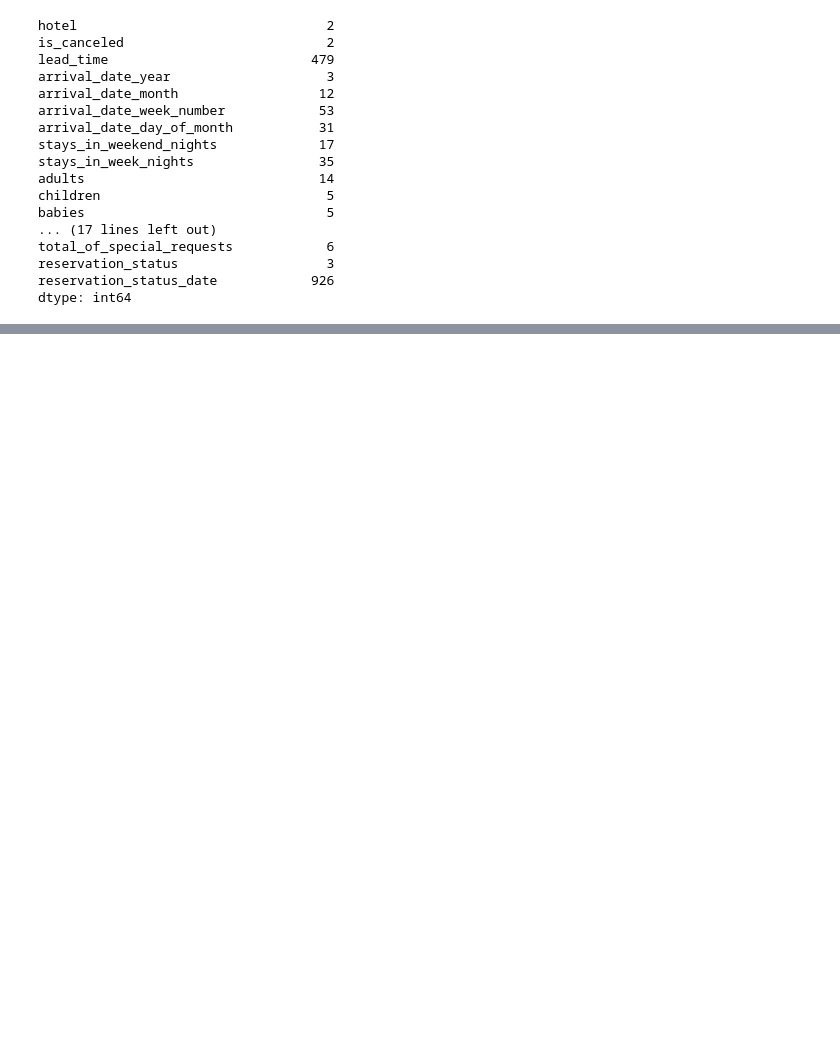
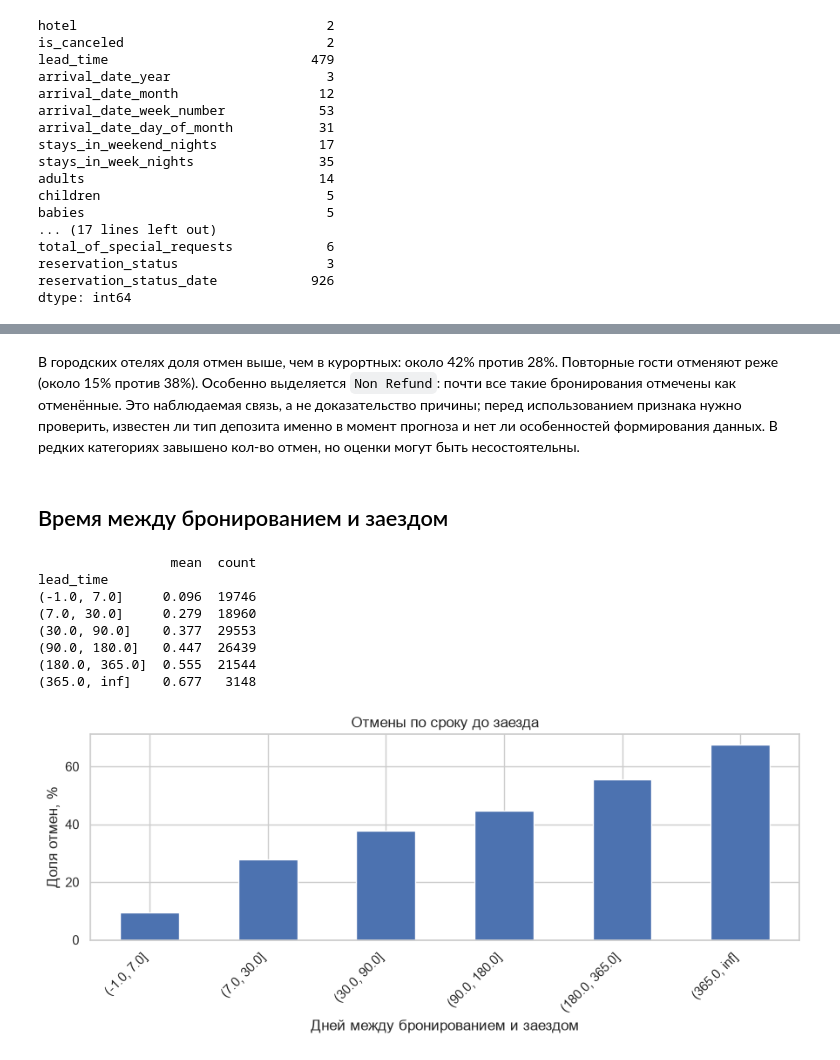
Before and after one commit to TheReverberation/itmo_ml_for_science_course, a Jupyter notebook: hw1/eda.ipynb, the cells around one changed output, grey strips where cells are left out. Drawn from its saved outputs; the diff is of its cells as text; code cells hidden in the pictures; blank space fills up the shorter version.

```diff
--- a/hw1/eda.ipynb
+++ b/hw1/eda.ipynb
@@ -114,0 +228,27 @@ dtype: int64
+# %% [markdown]
+В городских отелях доля отмен выше, чем в курортных: около 42% против 28%. Повторные гости отменяют реже (около 15% против 38%). Особенно выделяется `Non Refund`: почти все такие бронирования отмечены как отменённые. Это наблюдаемая связь, а не доказательство причины; перед использованием признака нужно проверить, известен ли тип депозита именно в момент прогноза и нет ли особенностей формирования данных. В редких категориях завышено кол-во отмен, но оценки могут быть несостоятельны.
+# %% [markdown]
+## Время между бронированием и заездом
+# %%
+lead_bins = [-1, 7, 30, 90, 180, 365, np.inf]
+lead_groups = pd.cut(df["lead_time"], bins=lead_bins)
+lead_stats = df.groupby(lead_groups, observed=True)["is_canceled"].agg(["mean", "count"])
+print(lead_stats.round(3))
+
+(lead_stats["mean"] * 100).plot(kind="bar", figsize=(9, 4))
+plt.xlabel("Дней между бронированием и заездом")
+plt.ylabel("Доля отмен, %")
+plt.title("Отмены по сроку до заезда")
+plt.xticks(rotation=45, ha="right")
+plt.tight_layout()
+plt.show()
+# %% [output]
+                 mean  count
+lead_time
+(-1.0, 7.0]     0.096  19746
+(7.0, 30.0]     0.279  18960
+(30.0, 90.0]    0.377  29553
+(90.0, 180.0]   0.447  26439
+(180.0, 365.0]  0.555  21544
+(365.0, inf]    0.677   3148
+[figure, added]
```
Also changed, not shown: parts of 44 cells of this notebook.
